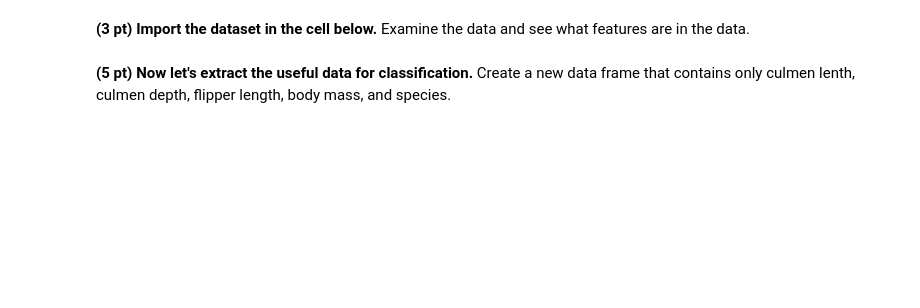
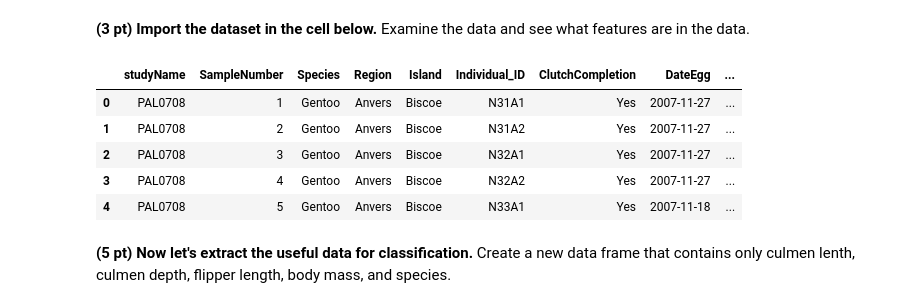
Before and after one commit to nikzuhairah/cmse202-s23-turnin, a Jupyter notebook: final/CMSE202-Final-Section001-STUDENT.ipynb, the cells around one changed output. Drawn from its saved outputs; the diff is of its cells as text; code cells hidden in the pictures; blank space fills up the shorter version.

```diff
--- a/final/CMSE202-Final-Section001-STUDENT.ipynb
+++ b/final/CMSE202-Final-Section001-STUDENT.ipynb
@@ -75,6 +77,14 @@ To get started, let’s grab the dataset we’ll be working with.
 **(3 pt) Import the dataset in the cell below.** Examine the data and see what features are in the data.
 # %%
 ## your code
+data.head()
+# %% [output]
+|  | studyName | SampleNumber | Species | Region | Island | Individual_ID | ClutchCompletion | DateEgg | ... |
+| 0 | PAL0708 | 1 | Gentoo | Anvers | Biscoe | N31A1 | Yes | 2007-11-27 | ... |
+| 1 | PAL0708 | 2 | Gentoo | Anvers | Biscoe | N31A2 | Yes | 2007-11-27 | ... |
+| 2 | PAL0708 | 3 | Gentoo | Anvers | Biscoe | N32A1 | Yes | 2007-11-27 | ... |
+| 3 | PAL0708 | 4 | Gentoo | Anvers | Biscoe | N32A2 | Yes | 2007-11-27 | ... |
+| 4 | PAL0708 | 5 | Gentoo | Anvers | Biscoe | N33A1 | Yes | 2007-11-18 | ... |
 # %% [markdown]
 **(5 pt) Now let's extract the useful data for classification.** Create a new data frame that contains only culmen lenth, culmen depth, flipper length, body mass, and species.
 # %%
```
Also changed, not shown: parts of 5 cells of this notebook.
